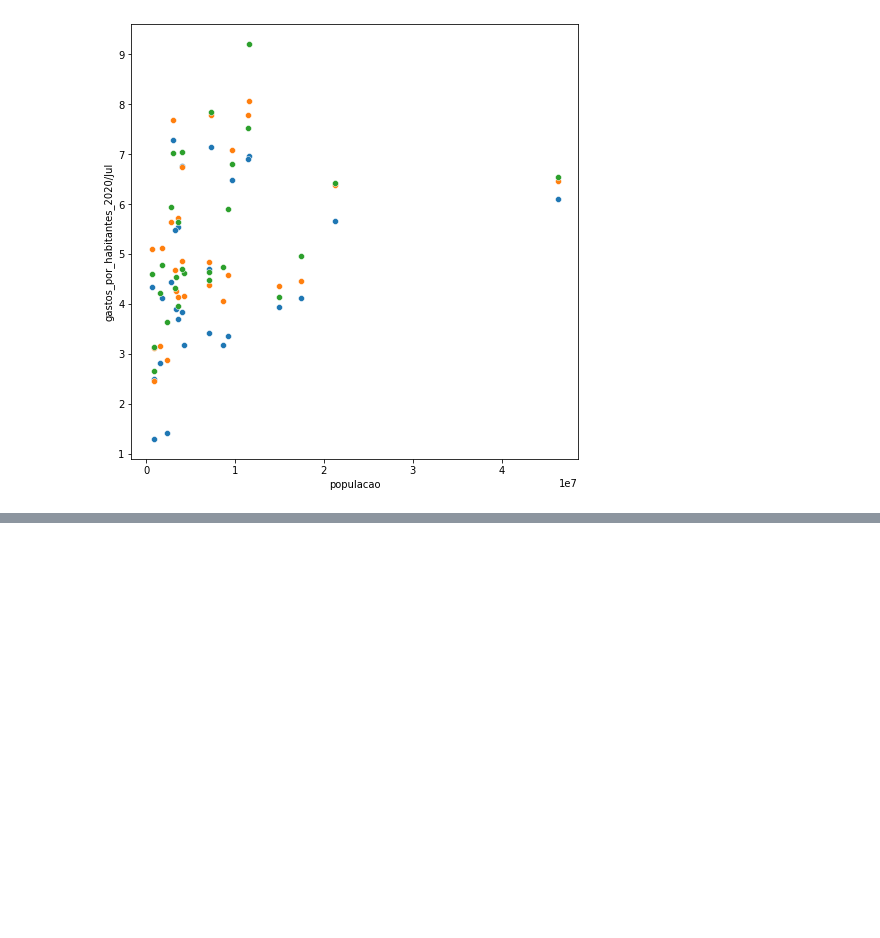
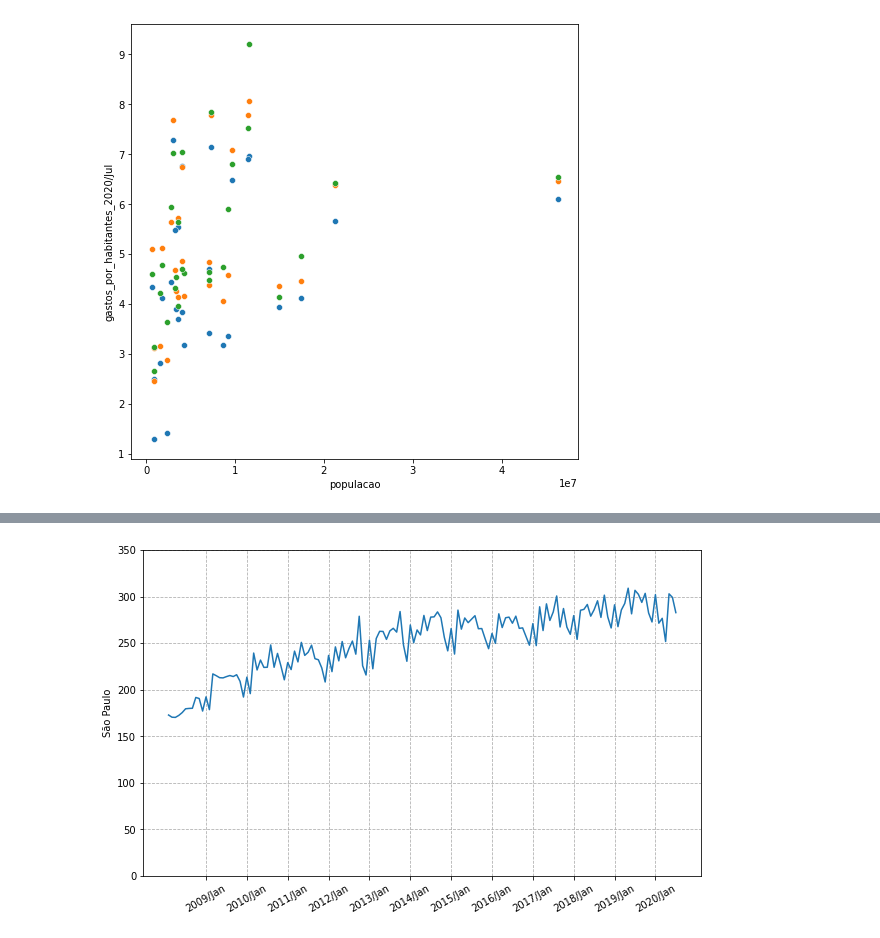
Before and after one commit to HenriqueCCdA/bootCampAluraDataScience, a Jupyter notebook: modulo2/aula/boot_camp_modulo2_aulas.ipynb, the cells around one changed output, grey strips where cells are left out. Cells and saved outputs as stored; diff of their text form; code cells hidden in the pictures; blank space fills up the shorter version.

```diff
--- a/modulo2/aula/boot_camp_modulo2_aulas.ipynb
+++ b/modulo2/aula/boot_camp_modulo2_aulas.ipynb
@@ -403,0 +421,10 @@ sns.scatterplot(data=gastos_e_populacao_recentes, x = "populacao", y = "gastos_p
+# %%
+plt.figure(figsize=(10,6))
+ax = sns.lineplot(data=mensal, x=mensal.index, y="São Paulo")
+plt.xticks(rotation=30)
+plt.ylim(0, 350)
+ax.xaxis.set_major_locator(ticker.IndexLocator(base=12, offset=11))
+plt.grid(True, ls="--")
+plt.show()
+# %% [output]
+[figure, added]
```
Also changed, not shown: parts of 8 cells of this notebook.
